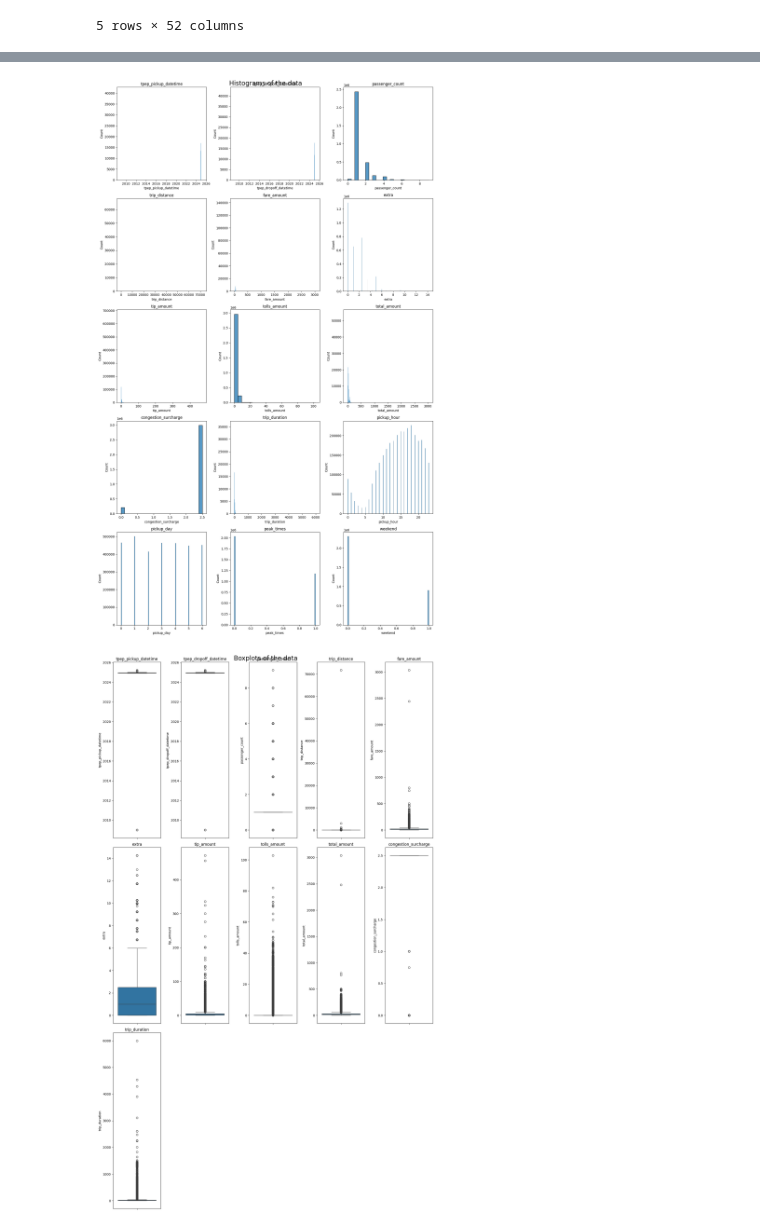
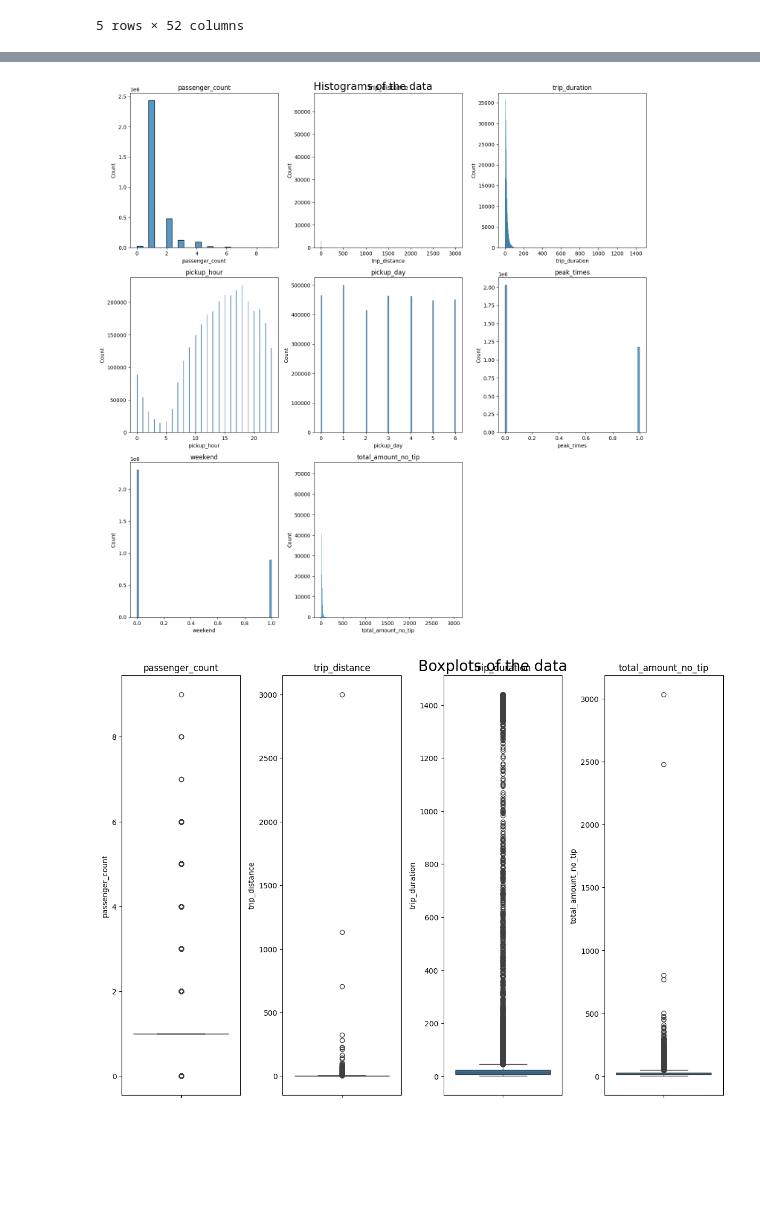
Before and after one commit to woutervdl/me44312, a Jupyter notebook: data_preparation.ipynb, the cells around one changed output, grey strips where cells are left out. Drawn from its saved outputs; the diff is of its cells as text; code cells hidden in the pictures; blank space fills up the shorter version.

Commit message:
nieuwe final data

```diff
--- a/data_preparation.ipynb
+++ b/data_preparation.ipynb
@@ -203,7 +203,7 @@ data[not_hot_columns].describe()
 data.to_parquet('data/data_cleaned_v1.parquet', engine='pyarrow', index=False)
 # %%
 # In case kernel has crashed again, load the data here so you can skip all previous cells
-data = pd.read_parquet('data/cleaned_data_v1.parquet')
+data = pd.read_parquet('data/data_cleaned_v1.parquet')
 data.to_csv()
 
 # Again since kernel sometimes crashes
@@ -223,3 +223,19 @@ data.head()
+# %%
+# Creating new column total_amount_no_tip since tip is only recorded for credit card payments
+data['total_amount_no_tip'] = data['total_amount'] - data['tip_amount']
+
+# Dropping a number of columns that are irrelevant for our analysis from here on
+data = data.drop(columns=['tpep_pickup_datetime',
+                          'tpep_dropoff_datetime',
+                          'fare_amount',
+                          'extra',
+                          'tip_amount',
+                          'tolls_amount',
+                          'congestion_surcharge',
+                          'total_amount'])
+# %%
+# Updating the not_hot_columns list
+not_hot_columns = ['passenger_count', 'trip_distance', 'trip_duration', 'pickup_hour', 'pickup_day', 'peak_times', 'weekend', 'total_amount_no_tip']
 # %%
 # Converting all float64 columns to float32 to save memory
 float64_cols = data.select_dtypes(include='float64')
@@ -261,27 +300,30 @@ for j in range(i+1, len(axes)):
 plt.tight_layout()
 plt.show()
 # %% [output]
-[figure, old version]
+[figure, new version]
 # %%
 # The histograms already suggest a substantial amount of outliers in the data,
 # to get an additional view of the outliers, we'll create boxplots for the same columns
 fig, axes = plt.subplots(3,5, figsize=(15,25))
 fig.suptitle('Boxplots of the data', fontsize=20)
 
 axes = axes.flatten()
 
-for i,col in enumerate(not_hot_columns[:-4]): # Excluding the last 4 time related variables as they are 'around the clock' variables thus not susceptible to outliers
+for i,col in enumerate(['passenger_count',
+                        'trip_distance',
+                        'trip_duration',
+                        'total_amount_no_tip']): # Excluding the time related variables as they are 'around the clock' variables thus not susceptible to outliers
     sns.boxplot(data[col], ax=axes[i])
     axes[i].set_title(col)
 
 # Removing the empty plots
 for j in range(i+1, len(axes)):
     fig.delaxes(axes[j])
 
 plt.tight_layout()
 plt.show()
 # %% [output]
-[figure, old version]
+[figure, new version]
 # %%
 # Given the large amount of outliers in the data multiple variables, we will deal with them using
 # the IQR method and since our dataset is very large we will remove outliers without replacing them.
```
Also changed, not shown: parts of 13 cells of this notebook, 2 other files.
